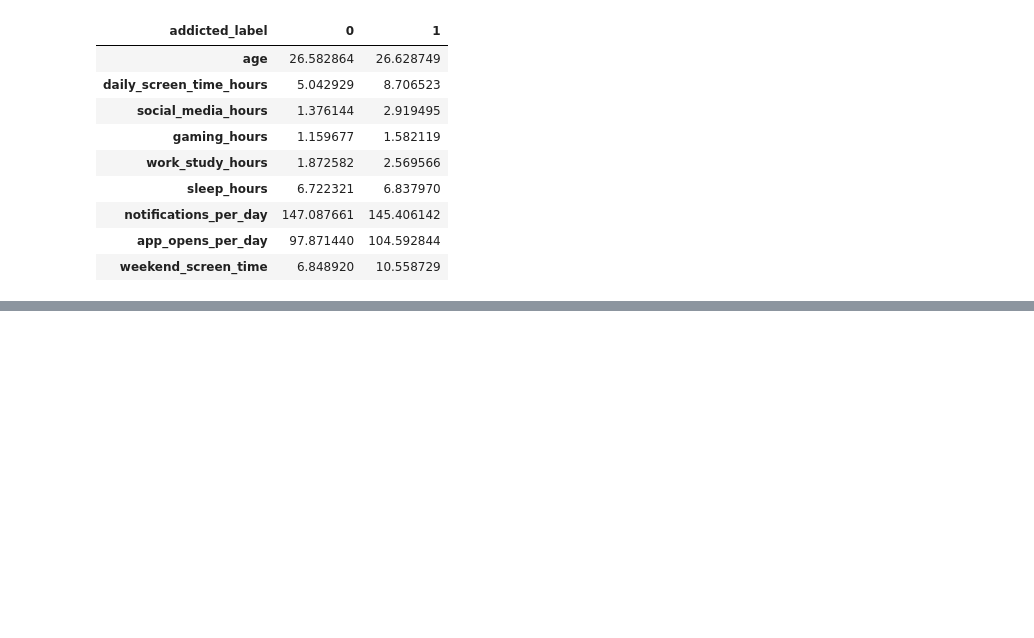
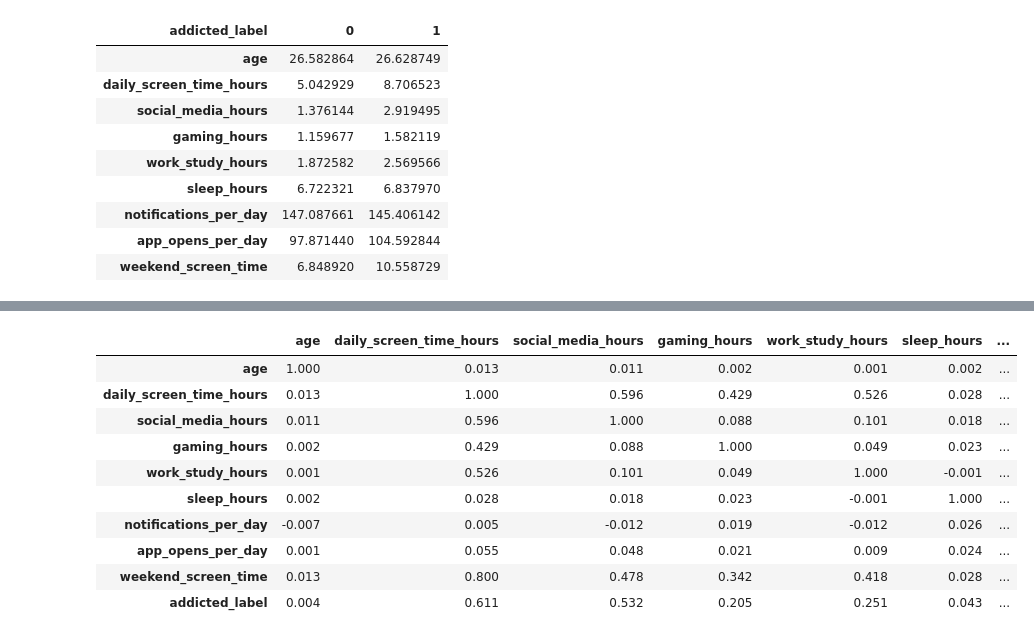
Before and after one commit to arsal-nia/Kaggle-Competition-Predicting-Smartphone-Addiction, a Jupyter notebook: s6e8-eda-understanding.ipynb, the cells around one changed output, grey strips where cells are left out. Cells and saved outputs as stored; diff of their text form; code cells hidden in the pictures; blank space fills up the shorter version.

```diff
--- a/s6e8-eda-understanding.ipynb
+++ b/s6e8-eda-understanding.ipynb
@@ -423,0 +464,16 @@ display(target_stats)
+# %%
+correlation_matrix = train[numerical_features + ["addicted_label"]].corr()
+
+display(correlation_matrix.round(3))
+# %% [output]
+|  | age | daily_screen_time_hours | social_media_hours | gaming_hours | work_study_hours | sleep_hours | ... |
+| age | 1.000 | 0.013 | 0.011 | 0.002 | 0.001 | 0.002 | ... |
+| daily_screen_time_hours | 0.013 | 1.000 | 0.596 | 0.429 | 0.526 | 0.028 | ... |
+| social_media_hours | 0.011 | 0.596 | 1.000 | 0.088 | 0.101 | 0.018 | ... |
+| gaming_hours | 0.002 | 0.429 | 0.088 | 1.000 | 0.049 | 0.023 | ... |
+| work_study_hours | 0.001 | 0.526 | 0.101 | 0.049 | 1.000 | -0.001 | ... |
+| sleep_hours | 0.002 | 0.028 | 0.018 | 0.023 | -0.001 | 1.000 | ... |
+| notifications_per_day | -0.007 | 0.005 | -0.012 | 0.019 | -0.012 | 0.026 | ... |
+| app_opens_per_day | 0.001 | 0.055 | 0.048 | 0.021 | 0.009 | 0.024 | ... |
+| weekend_screen_time | 0.013 | 0.800 | 0.478 | 0.342 | 0.418 | 0.028 | ... |
+| addicted_label | 0.004 | 0.611 | 0.532 | 0.205 | 0.251 | 0.043 | ... |
```
Also changed, not shown: parts of 8 cells of this notebook.
